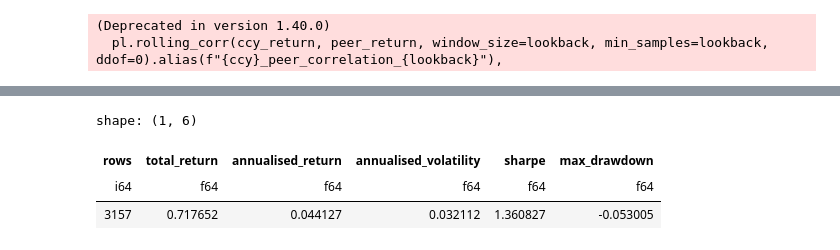
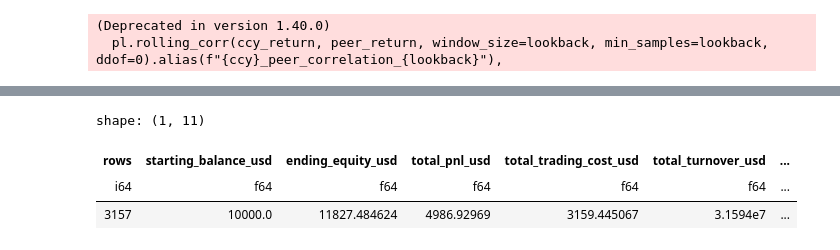
Before and after one commit to RobertHotchkiss/yet_another_machine_learning_repo, a Jupyter notebook: src/notebooks/multi_asset_trading.ipynb, the cells around one changed output, grey strips where cells are left out. Cells and saved outputs as stored; diff of their text form; code cells hidden in the pictures.

```diff
--- a/src/notebooks/multi_asset_trading.ipynb
+++ b/src/notebooks/multi_asset_trading.ipynb
@@ -831,7 +967,21 @@ other_walk_forward_returns, other_walk_forward_metrics = calculate_strategy_retu
-# %%
-other_walk_forward_metrics
-# %% [output]
-shape: (1, 6)
-| rows | total_return | annualised_return | annualised_volatility | sharpe | max_drawdown |
-| i64 | f64 | f64 | f64 | f64 | f64 |
-| 3157 | 0.717652 | 0.044127 | 0.032112 | 1.360827 | -0.053005 |
+# %%
+# Pseudo-realistic trading simulation inputs (USD account).
+SIMULATION_STARTING_BALANCE = 10_000.0
+SIMULATION_MINIMUM_TRADE_SIZE = 1.0  # Currency units; positions are truncated toward zero to this lot size.
+SIMULATION_TRADING_COST_RATE = 0.0001 # 1 basis point of USD turnover.
+SIMULATION_TARGET_LEVERAGE = 1.0
+simulation_config = TradingSimulationConfig(
+    starting_balance=SIMULATION_STARTING_BALANCE,
+    minimum_trade_size=SIMULATION_MINIMUM_TRADE_SIZE,
+    trading_cost_rate=SIMULATION_TRADING_COST_RATE,
+    target_leverage=SIMULATION_TARGET_LEVERAGE,
+)
+simulation_ledger, simulation_summary = simulate_weight_trading(
+    saved_weights, all_raw, simulation_config
+)
+simulation_summary
+# %% [output]
+shape: (1, 11)
+| rows | starting_balance_usd | ending_equity_usd | total_pnl_usd | total_trading_cost_usd | total_turnover_usd | ... |
+| i64 | f64 | f64 | f64 | f64 | f64 | ... |
+| 3157 | 10000.0 | 11827.484624 | 4986.92969 | 3159.445067 | 3.1594e7 | ... |
```
Also changed, not shown: parts of 10 cells of this notebook, 3 other files.
